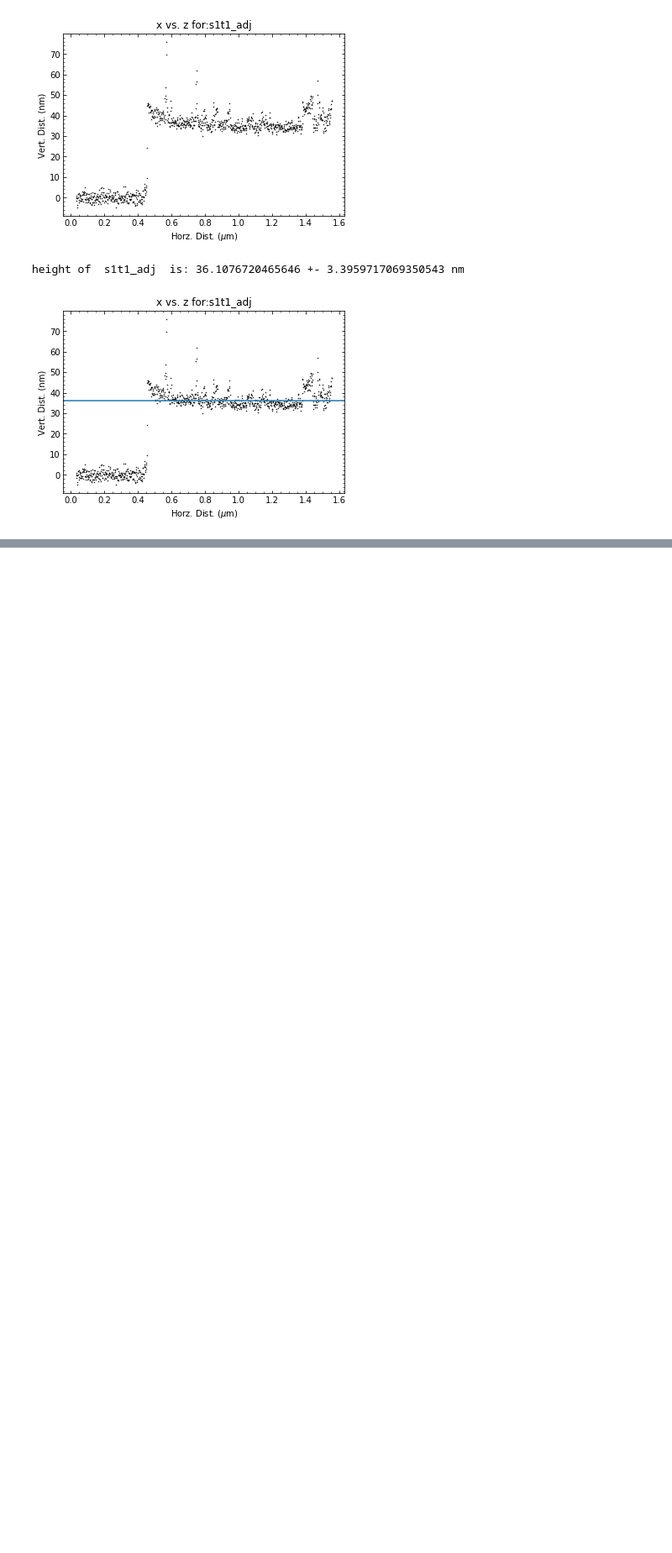
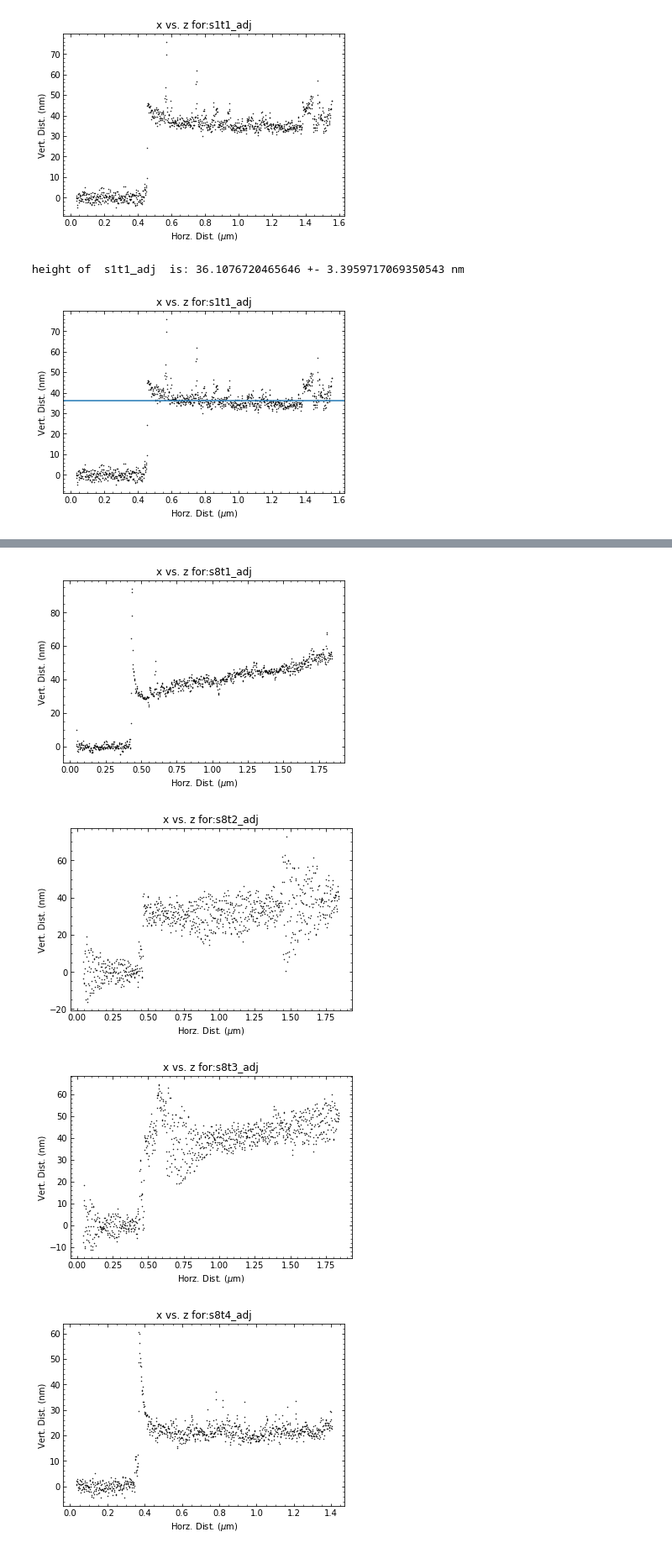
Before and after one commit to adam-fisher37/SP_analysis, a Jupyter notebook: sp_test.ipynb, the cells around one changed output, grey strips where cells are left out. Shown at 84% size. Cells and saved outputs as stored; diff of their text form; code cells hidden in the pictures; blank space fills up the shorter version.

```diff
--- a/sp_test.ipynb
+++ b/sp_test.ipynb
@@ -133,0 +203,11 @@ for i in range(len(nox_key[41:])):
+# %%
+for key in nox:
+    if (re.search('s8t._adj',key)):
+        sf.key_plot(nox,key)
+    else:
+        continue
+# %% [output]
+[figure, added]
+[figure, added]
+[figure, added]
+[figure, added]
```
Also changed, not shown: parts of 25 cells of this notebook.
